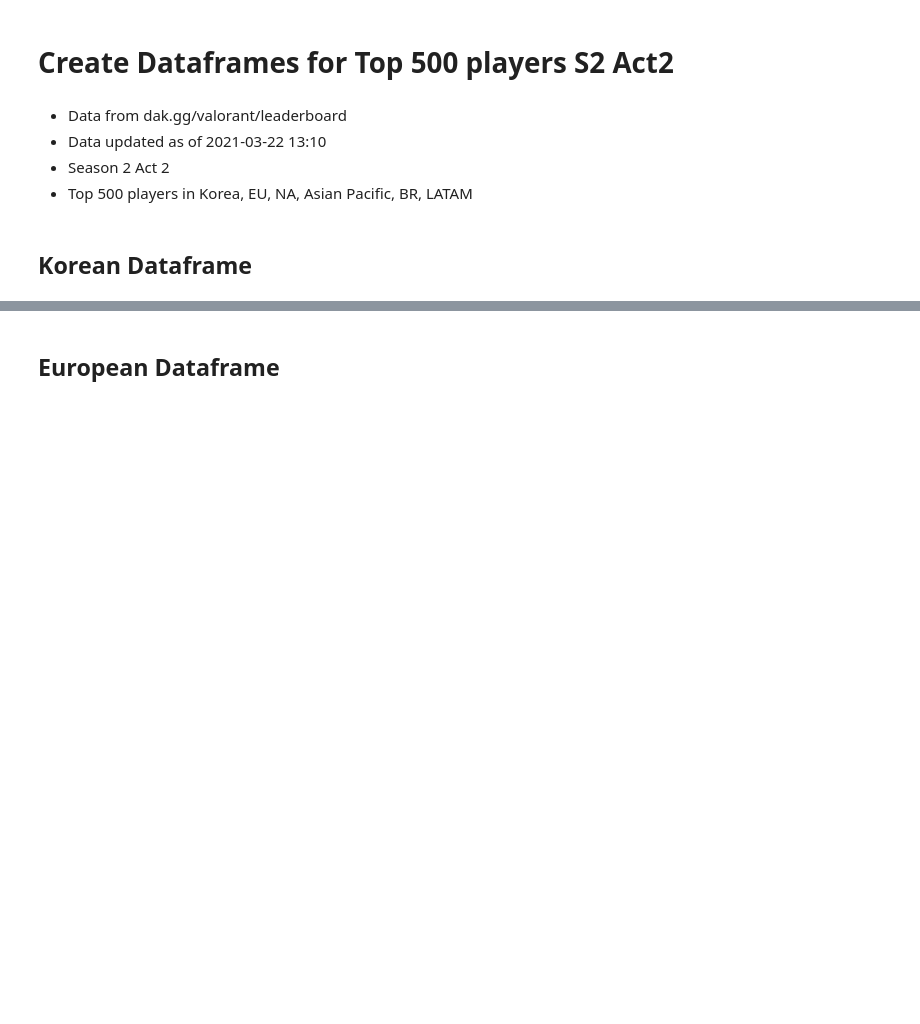
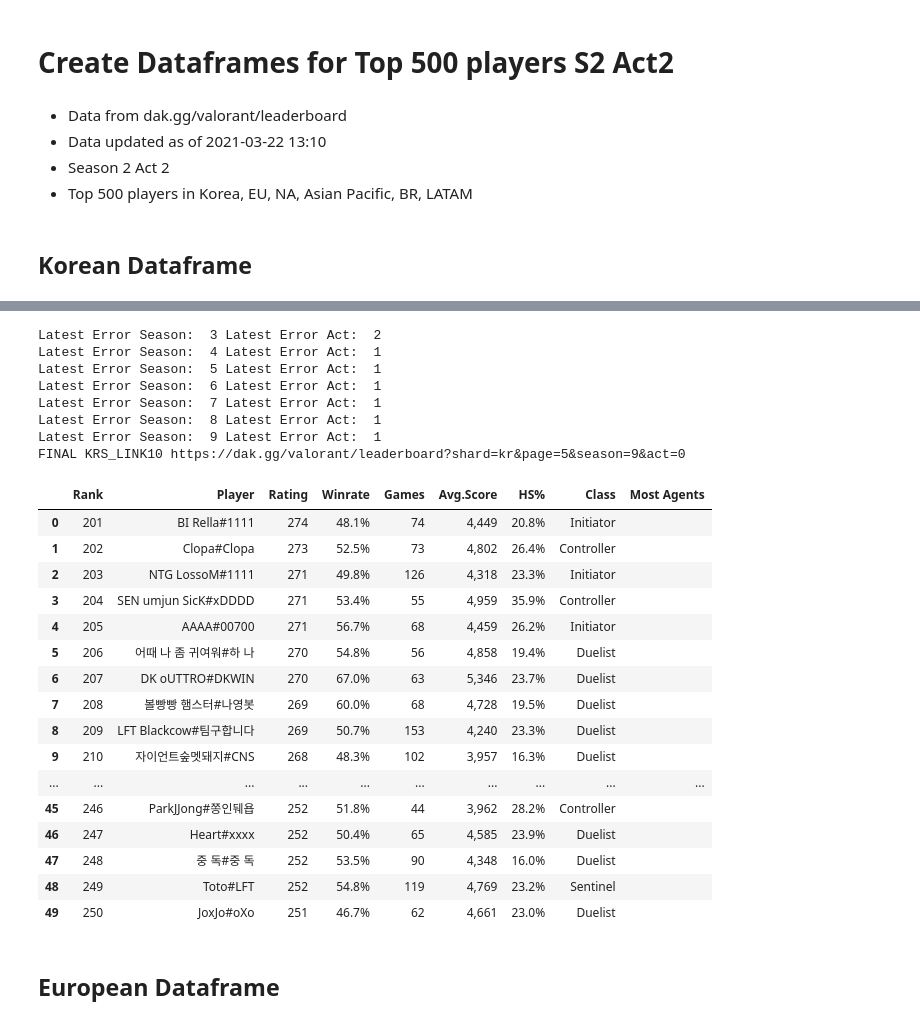
Before and after one commit to ericyeonpark/valorant-top500-analysis, a Jupyter notebook: notebooks/Valorant_WebScraping.ipynb, the cells around one changed output, grey strips where cells are left out. Cells and saved outputs as stored; diff of their text form; code cells hidden in the pictures; blank space fills up the shorter version.

Commit message:
fixed create_links function to automate to the latest version of the website

```diff
--- a/notebooks/Valorant_WebScraping.ipynb
+++ b/notebooks/Valorant_WebScraping.ipynb
@@ -116,3 +82,74 @@ create_link_kr()
+# %%
+def create_link_kr():
+    '''
+    create links to scrape for kr server. Will find the links from the latest act and season
+    '''
+    for season in range(2, 10, 1):
+        for act in range(1, 4, 1):
+            krs_link1 = 'https://dak.gg/valorant/leaderboard?season={}&act={}&shard=kr'.format(season, act)
+            krs_link2 = 'https://dak.gg/valorant/leaderboard?shard=kr&page=2&season={}&act={}'.format(season, act)
+            krs_link3 = 'https://dak.gg/valorant/leaderboard?shard=kr&page=3&season={}&act={}'.format(season, act)
+            krs_link4 = 'https://dak.gg/valorant/leaderboard?shard=kr&page=4&season={}&act={}'.format(season, act)
+            krs_link5 = 'https://dak.gg/valorant/leaderboard?shard=kr&page=5&season={}&act={}'.format(season, act)
+            krs_link6 = 'https://dak.gg/valorant/leaderboard?shard=kr&page=6&season={}&act={}'.format(season, act)
+            krs_link7 = 'https://dak.gg/valorant/leaderboard?shard=kr&page=7&season={}&act={}'.format(season, act)
+            krs_link8 = 'https://dak.gg/valorant/leaderboard?shard=kr&page=8&season={}&act={}'.format(season, act)
+            krs_link9 = 'https://dak.gg/valorant/leaderboard?shard=kr&page=9&season={}&act={}'.format(season, act)
+            krs_link10 = 'https://dak.gg/valorant/leaderboard?shard=kr&page=10&season={}&act={}'.format(season, act)
+            try:
+                scrape(krs_link10)
+
+            except IndexError:
+                print('Latest Error Season: ', season, 'Latest Error Act: ', act)
+                krs_link1 = 'https://dak.gg/valorant/leaderboard?season={}&act={}&shard=kr'.format(season, act-1)
+                krs_link2 = 'https://dak.gg/valorant/leaderboard?shard=kr&page=2&season={}&act={}'.format(season, act-1)
+                krs_link3 = 'https://dak.gg/valorant/leaderboard?shard=kr&page=3&season={}&act={}'.format(season, act-1)
+                krs_link4 = 'https://dak.gg/valorant/leaderboard?shard=kr&page=4&season={}&act={}'.format(season, act-1)
+                krs_link5 = 'https://dak.gg/valorant/leaderboard?shard=kr&page=5&season={}&act={}'.format(season, act-1)
+                krs_link6 = 'https://dak.gg/valorant/leaderboard?shard=kr&page=6&season={}&act={}'.format(season, act-1)
+                krs_link7 = 'https://dak.gg/valorant/leaderboard?shard=kr&page=7&season={}&act={}'.format(season, act-1)
+                krs_link8 = 'https://dak.gg/valorant/leaderboard?shard=kr&page=8&season={}&act={}'.format(season, act-1)
+                krs_link9 = 'https://dak.gg/valorant/leaderboard?shard=kr&page=9&season={}&act={}'.format(season, act-1)
+                krs_link10 = 'https://dak.gg/valorant/leaderboard?shard=kr&page=10&season={}&act={}'.format(season, act-1)
+                break
+
+
+    return krs_link1, krs_link2, krs_link3, krs_link4, krs_link5, \
+        krs_link6, krs_link7, krs_link8, krs_link9, krs_link10
+# %%
+# test create_link_kr
+
+krs_link1, krs_link2, krs_link3, krs_link4, krs_link5, \
+        krs_link6, krs_link7, krs_link8, krs_link9, krs_link10 = create_link_kr()
+
+print('FINAL KRS_LINK10', krs_link5)
+scrape(krs_link5)
+# %% [output]
+Latest Error Season:  3 Latest Error Act:  2
+Latest Error Season:  4 Latest Error Act:  1
+Latest Error Season:  5 Latest Error Act:  1
+Latest Error Season:  6 Latest Error Act:  1
+Latest Error Season:  7 Latest Error Act:  1
+Latest Error Season:  8 Latest Error Act:  1
+Latest Error Season:  9 Latest Error Act:  1
+FINAL KRS_LINK10 https://dak.gg/valorant/leaderboard?shard=kr&page=5&season=9&act=0
+|  | Rank | Player | Rating | Winrate | Games | Avg.Score | HS% | Class | Most Agents |
+| 0 | 201 | BI Rella#1111 | 274 | 48.1% | 74 | 4,449 | 20.8% | Initiator |  |
+| 1 | 202 | Clopa#Clopa | 273 | 52.5% | 73 | 4,802 | 26.4% | Controller |  |
+| 2 | 203 | NTG LossoM#1111 | 271 | 49.8% | 126 | 4,318 | 23.3% | Initiator |  |
+| 3 | 204 | SEN umjun SicK#xDDDD | 271 | 53.4% | 55 | 4,959 | 35.9% | Controller |  |
+| 4 | 205 | AAAA#00700 | 271 | 56.7% | 68 | 4,459 | 26.2% | Initiator |  |
+| 5 | 206 | 어때 나 좀 귀여워#하 나 | 270 | 54.8% | 56 | 4,858 | 19.4% | Duelist |  |
+| 6 | 207 | DK oUTTRO#DKWIN | 270 | 67.0% | 63 | 5,346 | 23.7% | Duelist |  |
+| 7 | 208 | 볼빵빵 햄스터#나영봇 | 269 | 60.0% | 68 | 4,728 | 19.5% | Duelist |  |
+| 8 | 209 | LFT Blackcow#팀구합니다 | 269 | 50.7% | 153 | 4,240 | 23.3% | Duelist |  |
+| 9 | 210 | 자이언트숲멧돼지#CNS | 268 | 48.3% | 102 | 3,957 | 16.3% | Duelist |  |
+| ... | ... | ... | ... | ... | ... | ... | ... | ... | ... |
+| 45 | 246 | ParkJJong#쫑인뒈욥 | 252 | 51.8% | 44 | 3,962 | 28.2% | Controller |  |
+| 46 | 247 | Heart#xxxx | 252 | 50.4% | 65 | 4,585 | 23.9% | Duelist |  |
+| 47 | 248 | 중 독#중 독 | 252 | 53.5% | 90 | 4,348 | 16.0% | Duelist |  |
+| 48 | 249 | Toto#LFT | 252 | 54.8% | 119 | 4,769 | 23.2% | Sentinel |  |
+| 49 | 250 | JoxJo#oXo | 251 | 46.7% | 62 | 4,661 | 23.0% | Duelist |  |
 # %% [markdown]
 ## European Dataframe
 # %%
```
Also changed, not shown: parts of 5 cells of this notebook, 1 other file.
